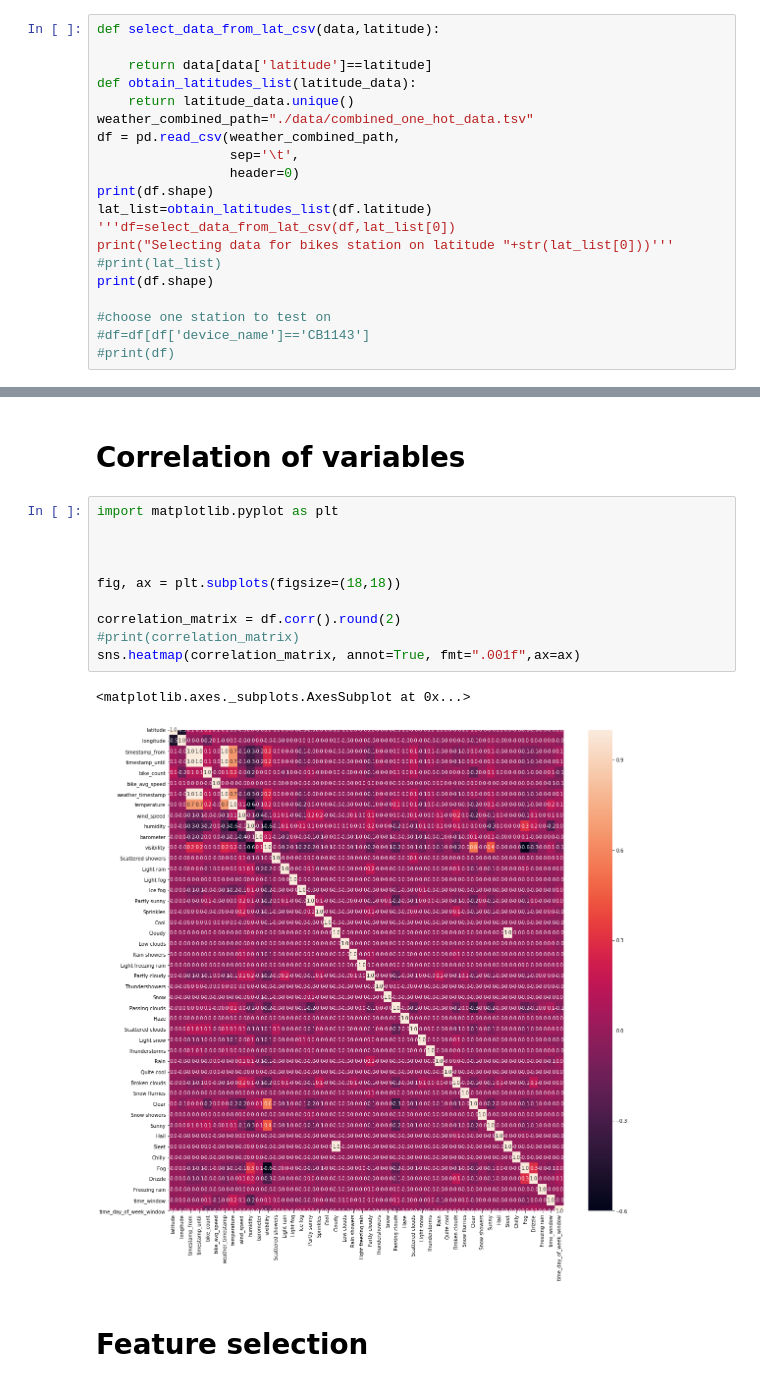
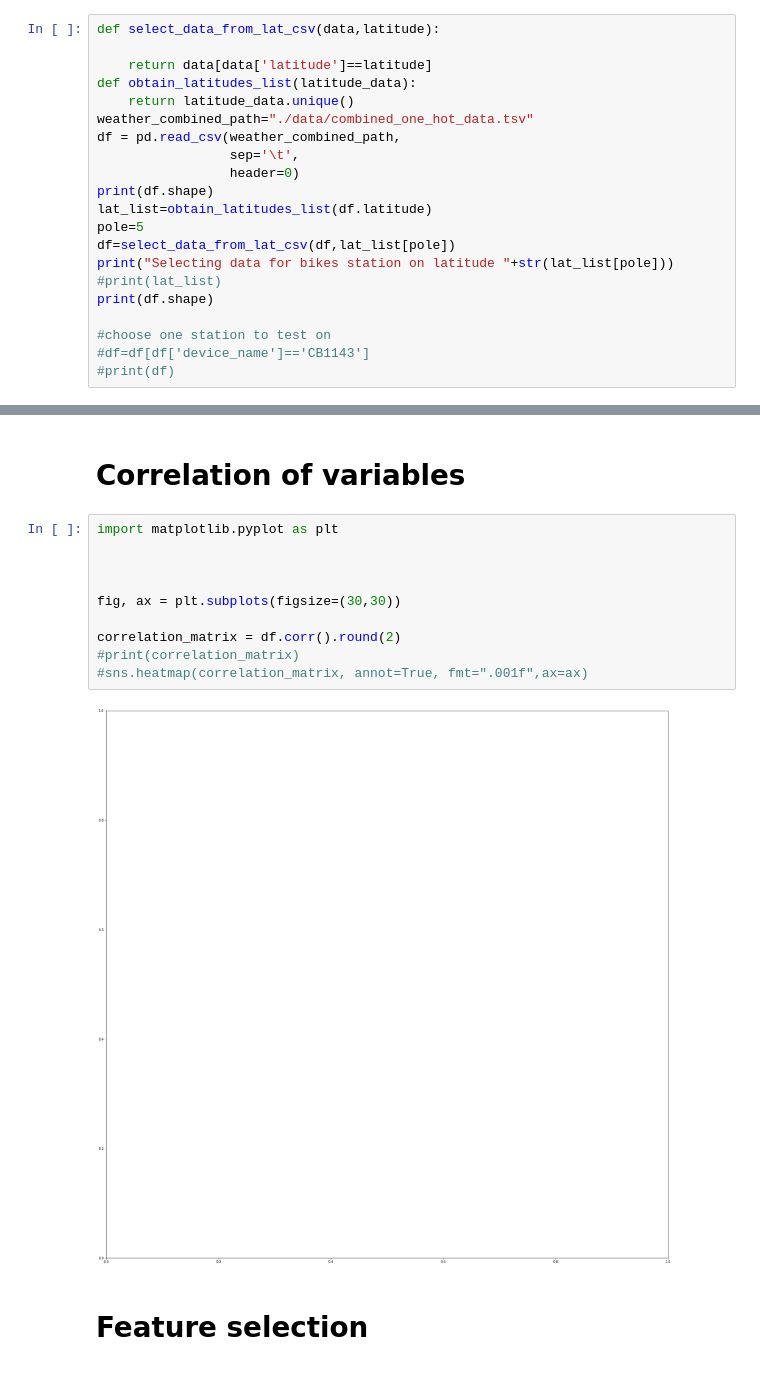
Before and after one commit to vandenbroucke/BRUBIKE, a Jupyter notebook: Predicting_Traffic_Different_models.ipynb, the cells around one changed output, grey strips where cells are left out. Drawn from its saved outputs; the diff is of its cells as text.

```diff
--- a/Predicting_Traffic_Different_models.ipynb
+++ b/Predicting_Traffic_Different_models.ipynb
@@ -89,8 +88,9 @@ df = pd.read_csv(weather_combined_path,
                  header=0)
 print(df.shape)
 lat_list=obtain_latitudes_list(df.latitude)
-'''df=select_data_from_lat_csv(df,lat_list[0])
-print("Selecting data for bikes station on latitude "+str(lat_list[0]))'''
+pole=5
+df=select_data_from_lat_csv(df,lat_list[pole])
+print("Selecting data for bikes station on latitude "+str(lat_list[pole]))
 #print(lat_list)
 print(df.shape)
 
@@ -131,16 +132,15 @@ We have removed 7119 outliers tuples (which is 7.016489094331813 % of total).
 # %%
 import matplotlib.pyplot as plt
 
 
 
-fig, ax = plt.subplots(figsize=(18,18))
+fig, ax = plt.subplots(figsize=(30,30))
 
 correlation_matrix = df.corr().round(2)
 #print(correlation_matrix)
-sns.heatmap(correlation_matrix, annot=True, fmt=".001f",ax=ax)
+#sns.heatmap(correlation_matrix, annot=True, fmt=".001f",ax=ax)
 # %% [output]
-<matplotlib.axes._subplots.AxesSubplot at 0x...>
-[figure, old version]
+[figure, new version]
 # %% [markdown]
 # Feature selection
 # %%
```
Also changed, not shown: parts of 9 cells of this notebook.
